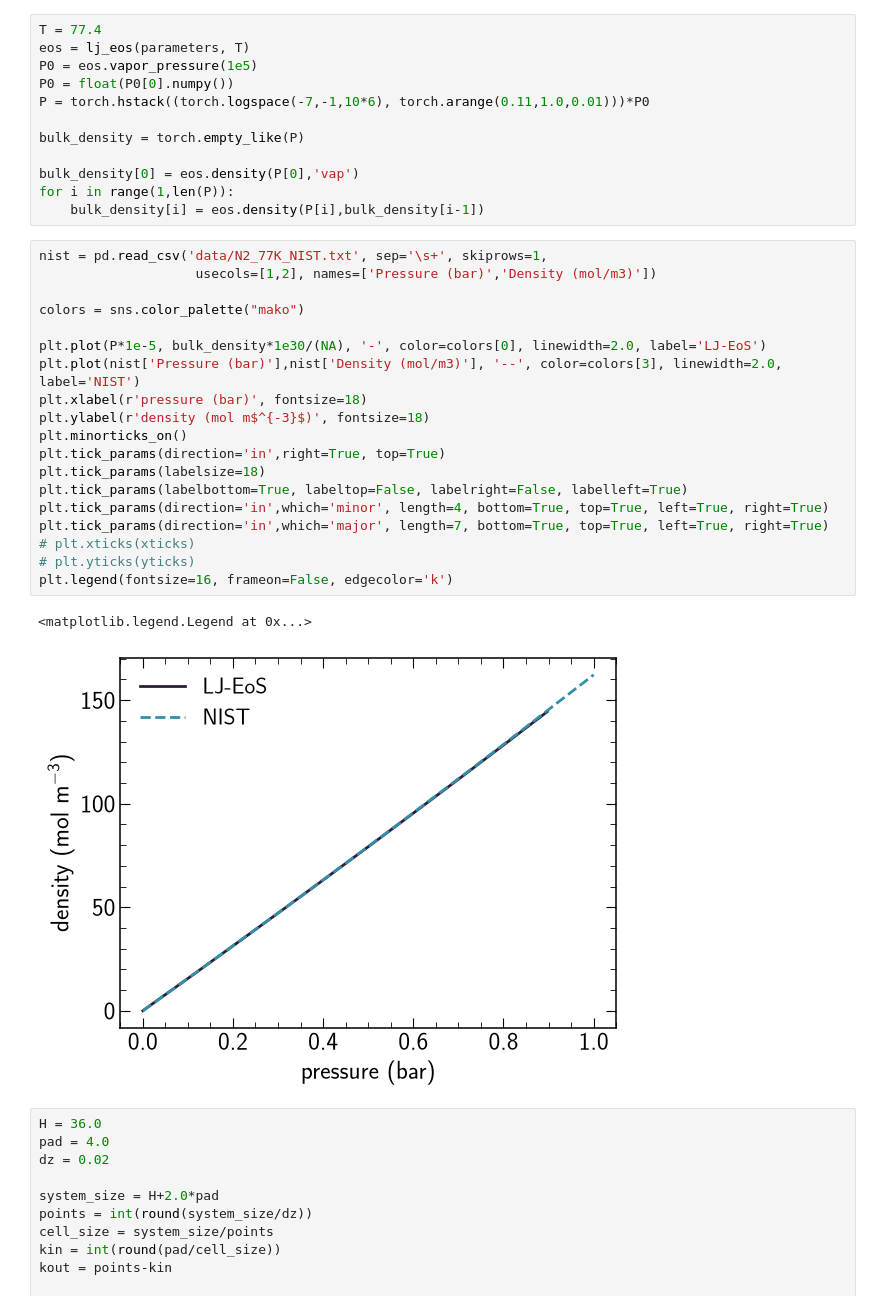
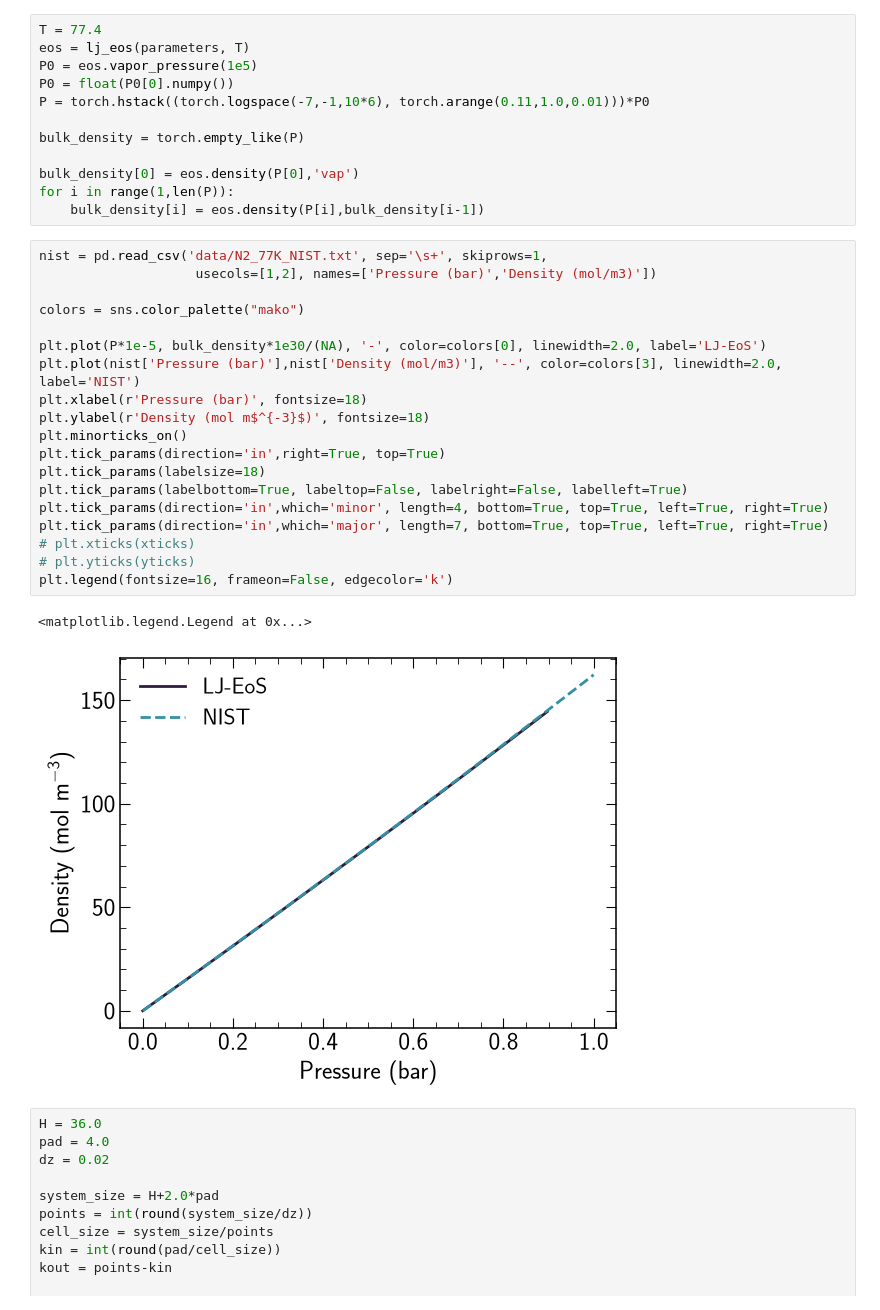
Before and after one commit to lucas-j-santos/LJS-cDFT, a Jupyter notebook: examples/n2_slit_pore.ipynb, the cells around one changed output. Cells and saved outputs as stored; diff of their text form.

```diff
--- a/examples/n2_slit_pore.ipynb
+++ b/examples/n2_slit_pore.ipynb
@@ -41,25 +41,25 @@ for i in range(1,len(P)):
 # %%
 nist = pd.read_csv('data/N2_77K_NIST.txt', sep='\s+', skiprows=1,
                     usecols=[1,2], names=['Pressure (bar)','Density (mol/m3)'])
 
 colors = sns.color_palette("mako")
 
 plt.plot(P*1e-5, bulk_density*1e30/(NA), '-', color=colors[0], linewidth=2.0, label='LJ-EoS')
 plt.plot(nist['Pressure (bar)'],nist['Density (mol/m3)'], '--', color=colors[3], linewidth=2.0, label='NIST')
-plt.xlabel(r'pressure (bar)', fontsize=18)
-plt.ylabel(r'density (mol m$^{-3}$)', fontsize=18)
+plt.xlabel(r'Pressure (bar)', fontsize=18)
+plt.ylabel(r'Density (mol m$^{-3}$)', fontsize=18)
 plt.minorticks_on()
 plt.tick_params(direction='in',right=True, top=True)
 plt.tick_params(labelsize=18)
 plt.tick_params(labelbottom=True, labeltop=False, labelright=False, labelleft=True)
 plt.tick_params(direction='in',which='minor', length=4, bottom=True, top=True, left=True, right=True)
 plt.tick_params(direction='in',which='major', length=7, bottom=True, top=True, left=True, right=True)
 # plt.xticks(xticks)
 # plt.yticks(yticks)
 plt.legend(fontsize=16, frameon=False, edgecolor='k')
 # %% [output]
 <matplotlib.legend.Legend at 0x...>
-[figure, old version]
+[figure, new version]
 # %%
 H = 36.0
 pad = 4.0
```
Also changed, not shown: parts of 2 cells of this notebook, 4 other files.
